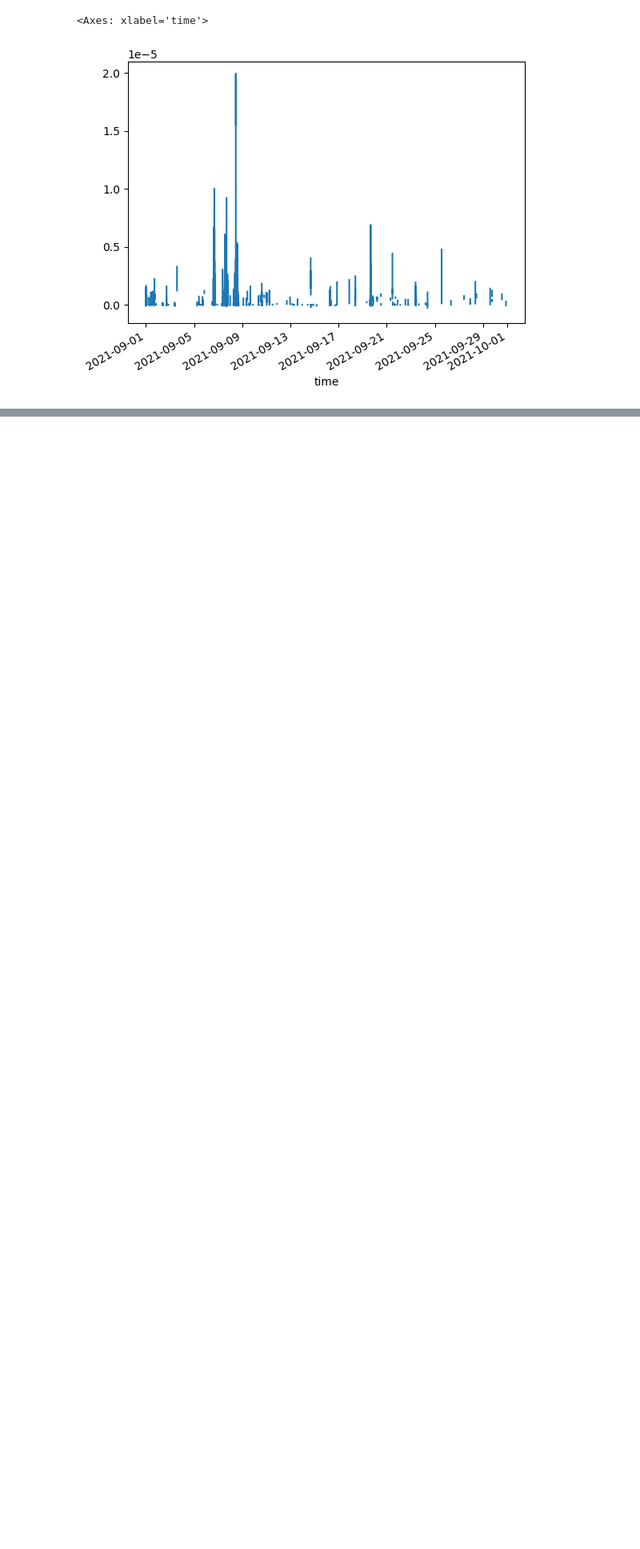
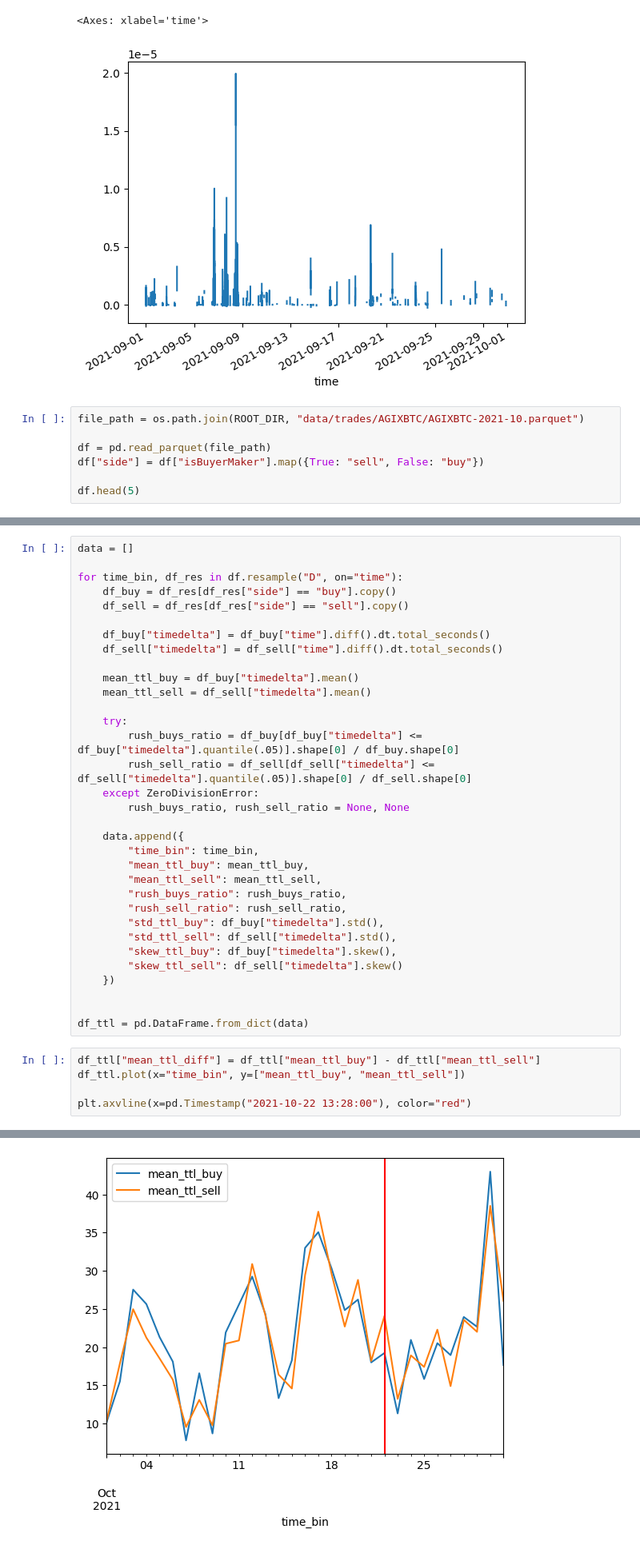
Before and after one commit to B0R0koko/pumps_and_dumps, a Jupyter notebook: misc/main.ipynb, the cells around one changed output, grey strips where cells are left out. Shown: that part at 80% size. Saved outputs shown, nothing was run; the diff lists cells and outputs as text; blank space fills up the shorter version.

```diff
--- a/misc/main.ipynb
+++ b/misc/main.ipynb
@@ -51,3 +51,10 @@ df_spread["spread"].plot()
 # %% [output]
 <Axes: xlabel='time'>
 [figure]
+# %%
+file_path = os.path.join(ROOT_DIR, "data/trades/AGIXBTC/AGIXBTC-2021-10.parquet")
+
+df = pd.read_parquet(file_path)
+df["side"] = df["isBuyerMaker"].map({True: "sell", False: "buy"})
+
+df.head(5)
@@ -68,0 +79,39 @@ df_vol = df_vol.fillna(0)
+# %%
+data = []
+
+for time_bin, df_res in df.resample("D", on="time"):
+    df_buy = df_res[df_res["side"] == "buy"].copy()
+    df_sell = df_res[df_res["side"] == "sell"].copy()
+
+    df_buy["timedelta"] = df_buy["time"].diff().dt.total_seconds()
+    df_sell["timedelta"] = df_sell["time"].diff().dt.total_seconds()
+
+    mean_ttl_buy = df_buy["timedelta"].mean()
+    mean_ttl_sell = df_sell["timedelta"].mean()
+
+    try:
+        rush_buys_ratio = df_buy[df_buy["timedelta"] <= df_buy["timedelta"].quantile(.05)].shape[0] / df_buy.shape[0]
+        rush_sell_ratio = df_sell[df_sell["timedelta"] <= df_sell["timedelta"].quantile(.05)].shape[0] / df_sell.shape[0]
+    except ZeroDivisionError:
+        rush_buys_ratio, rush_sell_ratio = None, None
+
+    data.append({
+        "time_bin": time_bin,
+        "mean_ttl_buy": mean_ttl_buy,
+        "mean_ttl_sell": mean_ttl_sell,
+        "rush_buys_ratio": rush_buys_ratio,
+        "rush_sell_ratio": rush_sell_ratio,
+        "std_ttl_buy": df_buy["timedelta"].std(),
+        "std_ttl_sell": df_sell["timedelta"].std(),
+        "skew_ttl_buy": df_buy["timedelta"].skew(),
+        "skew_ttl_sell": df_sell["timedelta"].skew()
+    })
+
+
+df_ttl = pd.DataFrame.from_dict(data)
+# %%
+df_ttl["mean_ttl_diff"] = df_ttl["mean_ttl_buy"] - df_ttl["mean_ttl_sell"]
+df_ttl.plot(x="time_bin", y=["mean_ttl_buy", "mean_ttl_sell"])
+
+plt.axvline(x=pd.Timestamp("2021-10-22 13:28:00"), color="red")
+# %% [output]
@@ -68,0 +119 @@ df_vol = df_vol.fillna(0)
+[figure, added]
```
Also changed, not shown: parts of 15 cells of this notebook, 3 other files.
